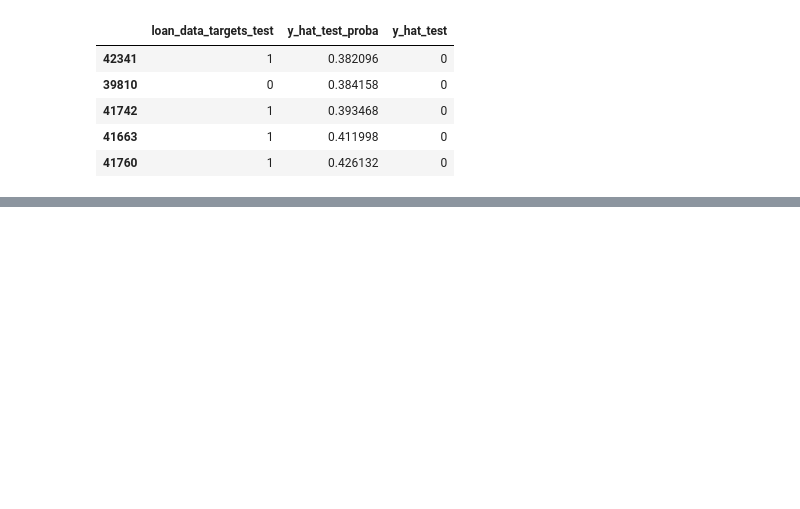
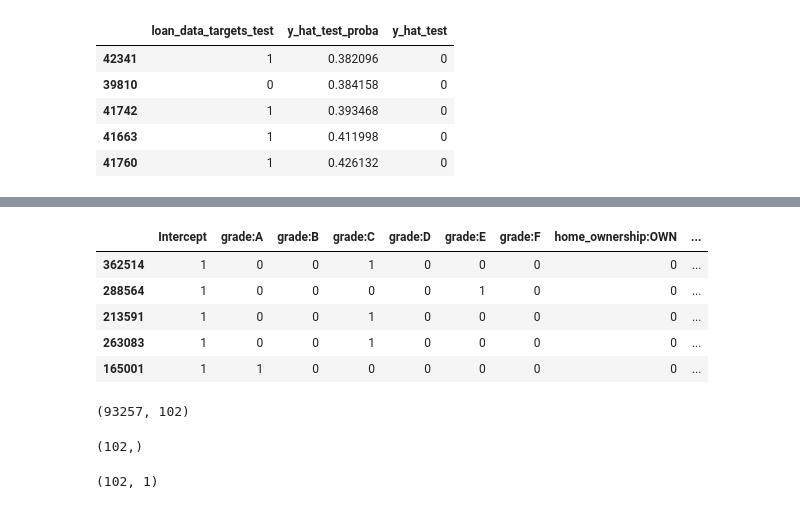
Before and after one commit to shruti-sriniv/Cred-Risk, a Jupyter notebook: PD-Model.ipynb, the cells around one changed output, grey strips where cells are left out. Drawn from its saved outputs; the diff is of its cells as text; code cells hidden in the pictures; blank space fills up the shorter version.

```diff
--- a/PD-Model.ipynb
+++ b/PD-Model.ipynb
@@ -1432,0 +1481,9 @@ max_sum_score_prel
+# %%
+inputs_test_with_ref_cat_w_intercept.head()
+# %% [output]
+|  | Intercept | grade:A | grade:B | grade:C | grade:D | grade:E | grade:F | home_ownership:OWN | ... |
+| 362514 | 1 | 0 | 0 | 1 | 0 | 0 | 0 | 0 | ... |
+| 288564 | 1 | 0 | 0 | 0 | 0 | 1 | 0 | 0 | ... |
+| 213591 | 1 | 0 | 0 | 1 | 0 | 0 | 0 | 0 | ... |
+| 263083 | 1 | 0 | 0 | 1 | 0 | 0 | 0 | 0 | ... |
+| 165001 | 1 | 1 | 0 | 0 | 0 | 0 | 0 | 0 | ... |
@@ -1432,0 +1492,8 @@ max_sum_score_prel
+# %%
+inputs_test_with_ref_cat_w_intercept.shape
+# %% [output]
+(93257, 102)
+# %%
+scorecard_scores.shape
+# %% [output]
+(102,)
@@ -1432,0 +1502,4 @@ max_sum_score_prel
+# %%
+scorecard_scores.shape
+# %% [output]
+(102, 1)
```
Also changed, not shown: parts of 116 cells of this notebook.
